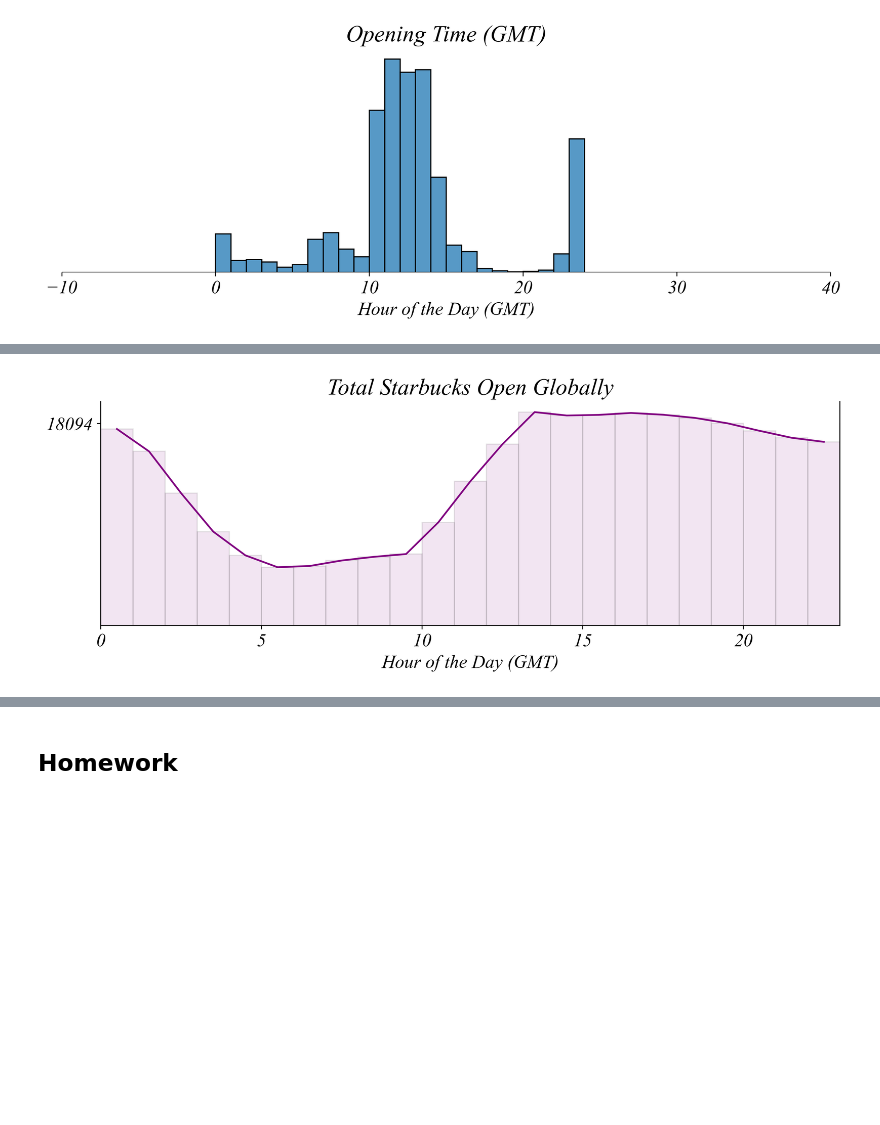
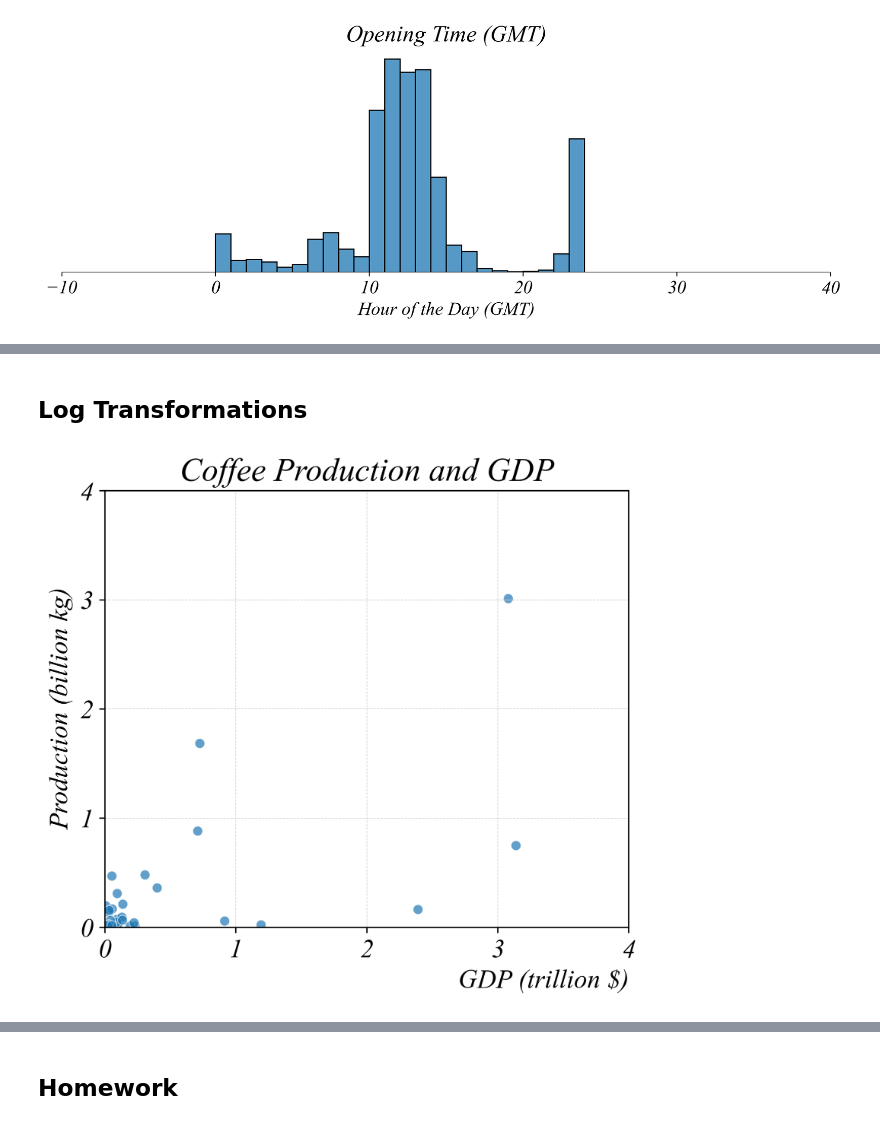
Before and after one commit to tayweid/tayweid.github.io, a Jupyter notebook: econ-0150/parts/part-2-2/Main_2_2.ipynb, the cells around one changed output, grey strips where cells are left out. Saved outputs shown, nothing was run; the diff lists cells and outputs as text; code cells hidden in the pictures; blank space fills up the shorter version.

```diff
--- a/econ-0150/parts/part-2-2/Main_2_2.ipynb
+++ b/econ-0150/parts/part-2-2/Main_2_2.ipynb
@@ -517,36 +266,32 @@ plt.savefig('i/i_10.png')
-# %%
-# Load Dataset
-hours = pd.read_csv('data/Starbucks_Location_Hours.csv', index_col=0)
-hours['open_GMT'] = hours['open'] - hours['timezone']
-hours['close_GMT'] = hours['close'] - hours['timezone']
-
-hours['open_GMT'] = hours['open_GMT'].mod(24)
-hours['close_GMT'] = hours['close_GMT'].mod(24)
-
-# Calculate cumulative counts
-count_open_after_close = len(hours[hours['open_GMT'] >= hours['close_GMT']])
-
-bins = np.array(range(0, 25, 1)) - 0.5
-open_counts, _ = np.histogram(hours['open_GMT'], bins=bins)
-close_counts, _ = np.histogram(hours['close_GMT'], bins=bins)
-
-cumulative = np.cumsum(open_counts) - np.cumsum(close_counts) + count_open_after_close
-
-# Figure
-plt.figure(figsize=(10, 4))
-plt.bar(bins[1:], cumulative, width=1, edgecolor='black', color='purple', alpha=0.1)
-plt.plot(bins[1:-1], cumulative[:-1], label='Cumulative Opened', color='purple')
-
-# Styling
-plt.xlabel('Hour of the Day (GMT)')
-plt.ylabel('')
-plt.yticks([count_open_after_close])
-plt.title('Total Starbucks Open Globally')
-plt.xlim(0, 23)
-sns.despine(top=True, right=False)
-plt.tight_layout()
-
-# Save Figure
-plt.savefig('i/i_11.png')
-# %% [output]
-[figure, removed]
+# %% [markdown]
+## Log Transformations
+# %%
+# Data
+data = pd.read_csv('data/Beans_GDP.csv')
+data = data[data['Year'] == 2019]
+ticks = [0,1,2,3,4]
+
+# Figure (square with whitespace)
+fig = plt.figure(figsize=(10, 5))
+gs = gridspec.GridSpec(1, 3, figure=fig, width_ratios=[1, 2.4, 1])
+fig.add_subplot(gs[0, 1])
+
+sns.scatterplot(data, x='GDP', y='coffe_prod', alpha=0.7)
+
+# Styling
+plt.xlabel('GDP (trillion $)', loc='right')
+plt.xticks(ticks)
+plt.xlim(0,4)
+
+plt.ylabel('Production (billion kg)')
+plt.yticks(ticks)
+plt.ylim(0,4)
+plt.title('Coffee Production and GDP')
+
+plt.grid(True, color='lightgray', linestyle='--', linewidth=0.4)
+plt.tight_layout()
+
+# Save Figure
+plt.savefig('i/c_04.png')
+# %% [output]
+[figure, added]
```
Also changed, not shown: parts of 18 cells of this notebook, 22 other files.
